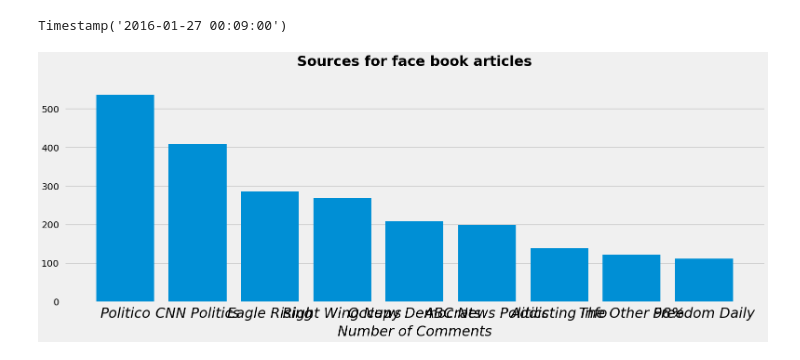
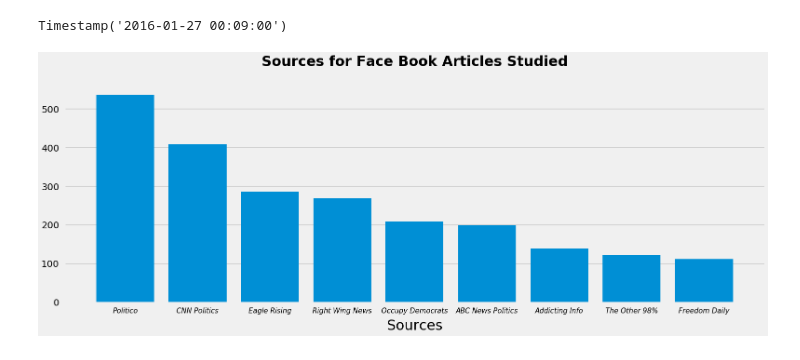
Before and after one commit to acoco10/EDA_on_fake_facebook_posts, a Jupyter notebook: facebook-fact-check_eda.ipynb, the cells around one changed output. Cells and saved outputs as stored; diff of their text form; code cells hidden in the pictures.

```diff
--- a/facebook-fact-check_eda.ipynb
+++ b/facebook-fact-check_eda.ipynb
@@ -117,15 +117,15 @@ Timestamp('2016-01-27 00:09:00')
 # %%
 titles = df.page.value_counts().index
 values = df.page.value_counts().values
 
 plt.figure(figsize = (24, 8))
 plt.bar(titles, values)
-plt.title('Sources for face book articles',
+plt.title('Sources for Face Book Articles Studied',
           fontweight ='bold', size = 30, pad = 40, loc = 'center')# title
-plt.xlabel("Number of Comments", size = 30, labelpad = 10, style = 'italic')
-plt.xticks(style = 'italic', size = 30)
+plt.xlabel("Sources", size = 30, labelpad = 10)
+plt.xticks(style = 'italic', size = 15)
 plt.ylabel(None)
 plt.yticks(size = 20)
 plt.grid(axis = 'x')
 # %% [output]
-[figure, old version]
+[figure, new version]
```
Also changed, not shown: parts of 1 cell of this notebook.
